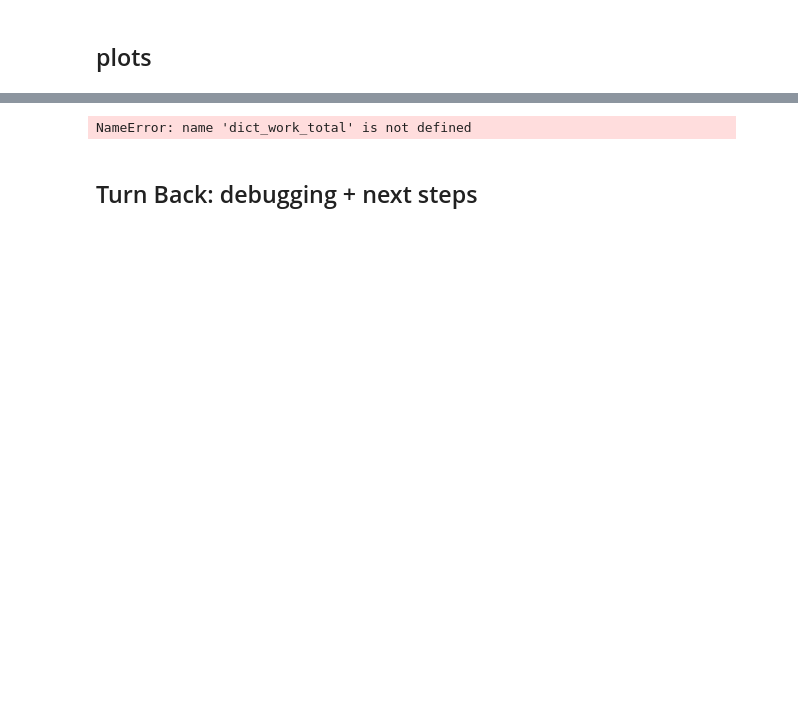
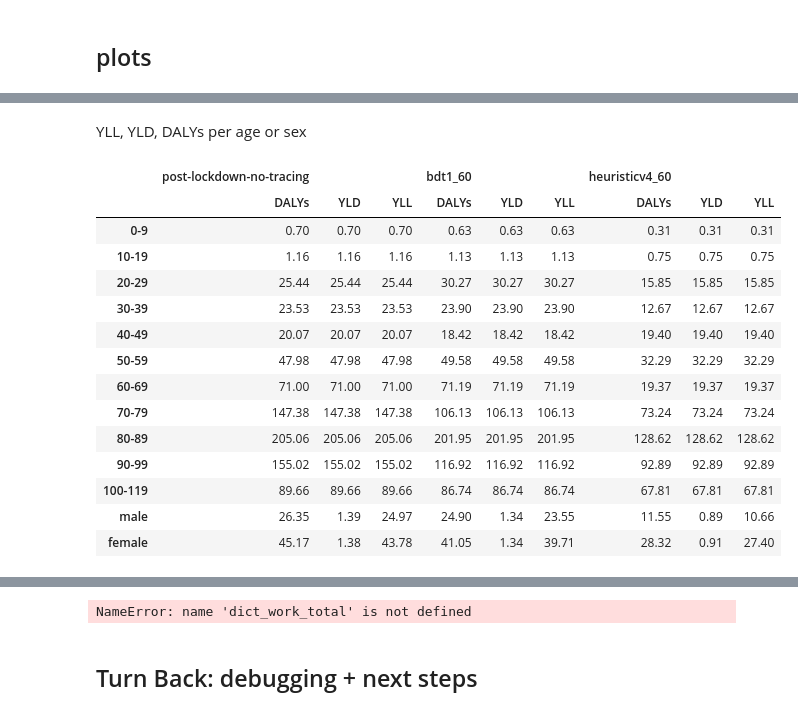
Before and after one commit to mila-iqia/COVI-AgentSim, a Jupyter notebook: notebooks/QALY_calculation.ipynb, the cells around one changed output, grey strips where cells are left out. Drawn from its saved outputs; the diff is of its cells as text; code cells hidden in the pictures; blank space fills up the shorter version.

```diff
--- a/notebooks/QALY_calculation.ipynb
+++ b/notebooks/QALY_calculation.ipynb
@@ -328,4 +327,0 @@ plt.savefig('../qaly_data/output/graphs/dalys_per_person_age.png')
-# %%
-temp_mean = {}
-for method in bootstrap[0].keys():
-    temp_mean[method] = pd.DataFrame(bootstrap[i]['bdt1_60'] for i in range(n_bootstraps)).mean(axis=0)
@@ -351,0 +428,76 @@ temp
+# %% [markdown]
+YLL, YLD, DALYs per age or sex
+# %%
+disability_weights = {
+    'no_hospitalization':0.051, # moderate lower respiratory infection
+    'hospitalized':0.133, # severe respiratory infection
+    'critical':0.408 #severe COPD without heart failure
+    }
+method_to_labels = {'post-lockdown-no-tracing': "No Tracing",
+                 'bdt1_60': "Test-based BCT1",
+                 'heuristicv4_60': "Heuristic-FCT"
+                   }
+method_to_colors = {'post-lockdown-no-tracing': "#34495E",
+                 'bdt1_60': "mediumvioletred",
+                 'heuristicv4_60': "darkorange"
+                   }
+
+n_bootstraps = 100
+
+age_ranges = [range(i,i+10) for i in range(0,100,10)] + [range(100,120)]
+age_range_dict = {str(np.min(i)) + '-' + str(np.max(i)) :{} for i in age_ranges}
+sexes = ['male','female']
+bootstrap = {i:{j:{} for j in method_data_dict.keys()} for i in range(n_bootstraps)}
+temp = {i:{}for i in range(n_bootstraps)}
+temp2 = {i:{}for i in range(n_bootstraps)}
+for strap in range(n_bootstraps):
+    for method in method_data_dict.keys():
+        six_seeds_dfs = random.choices(list(method_data_dict[method]['daly_data_dict'].values()),k=6)
+        temp_dfs = []
+
+        for df in six_seeds_dfs:
+
+            df['YLL'] = df['has_died'] * df['life_expectancy']
+            df['YLD'] = \
+                            df['days_sick_not_in_hospital']/365 * disability_weights['no_hospitalization'] + \
+                            df['days_in_hospital']/365 * disability_weights['hospitalized'] + \
+                            df['days_in_ICU']/365 * disability_weights['critical']
+            df['DALYs'] = df['YLL'] + df['YLD']
+            df_dalys_age = df[['age','sex','YLL','YLD','DALYs']]
+
+            temp_dfs.append(df_dalys_age)
+
+        six_seed_concat = pd.concat(temp_dfs)
+
+        for age_range,age_key in zip(age_ranges,age_range_dict.keys()):
+            bootstrap[strap][method][age_key] = six_seed_concat[six_seed_concat.age.isin(age_range)]['DALYs'].mean(axis=0)
+
+        for sex in sexes:
+            bootstrap[strap][method][sex] = six_seed_concat[six_seed_concat.sex.eq(sex)][['YLL','YLD','DALYs']].mean(axis=0)
+
+metric_dfs = {}
+for method in bootstrap[0].keys():
+    df_concat = pd.concat([pd.DataFrame(bootstrap[i][method]) for i in range(n_bootstraps)])
+    by_row_index = df_concat.groupby(df_concat.index)
+    df_means = by_row_index.mean()
+    metric_dfs[method] = df_means
+
+pd.set_option('display.float_format', '{:.2f}'.format)
+metric_df = pd.concat(metric_dfs.values(),keys=metric_dfs.keys()).transpose()
+metric_df*1000
+# %% [output]
+|  | post-lockdown-no-tracing |  |  | bdt1_60 |  |  | heuristicv4_60 |  |  |
+|  | DALYs | YLD | YLL | DALYs | YLD | YLL | DALYs | YLD | YLL |
+| 0-9 | 0.70 | 0.70 | 0.70 | 0.63 | 0.63 | 0.63 | 0.31 | 0.31 | 0.31 |
+| 10-19 | 1.16 | 1.16 | 1.16 | 1.13 | 1.13 | 1.13 | 0.75 | 0.75 | 0.75 |
+| 20-29 | 25.44 | 25.44 | 25.44 | 30.27 | 30.27 | 30.27 | 15.85 | 15.85 | 15.85 |
+| 30-39 | 23.53 | 23.53 | 23.53 | 23.90 | 23.90 | 23.90 | 12.67 | 12.67 | 12.67 |
+| 40-49 | 20.07 | 20.07 | 20.07 | 18.42 | 18.42 | 18.42 | 19.40 | 19.40 | 19.40 |
+| 50-59 | 47.98 | 47.98 | 47.98 | 49.58 | 49.58 | 49.58 | 32.29 | 32.29 | 32.29 |
+| 60-69 | 71.00 | 71.00 | 71.00 | 71.19 | 71.19 | 71.19 | 19.37 | 19.37 | 19.37 |
+| 70-79 | 147.38 | 147.38 | 147.38 | 106.13 | 106.13 | 106.13 | 73.24 | 73.24 | 73.24 |
+| 80-89 | 205.06 | 205.06 | 205.06 | 201.95 | 201.95 | 201.95 | 128.62 | 128.62 | 128.62 |
+| 90-99 | 155.02 | 155.02 | 155.02 | 116.92 | 116.92 | 116.92 | 92.89 | 92.89 | 92.89 |
+| 100-119 | 89.66 | 89.66 | 89.66 | 86.74 | 86.74 | 86.74 | 67.81 | 67.81 | 67.81 |
+| male | 26.35 | 1.39 | 24.97 | 24.90 | 1.34 | 23.55 | 11.55 | 0.89 | 10.66 |
+| female | 45.17 | 1.38 | 43.78 | 41.05 | 1.34 | 39.71 | 28.32 | 0.91 | 27.40 |
```
Also changed, not shown: parts of 31 cells of this notebook, 1 other file.
